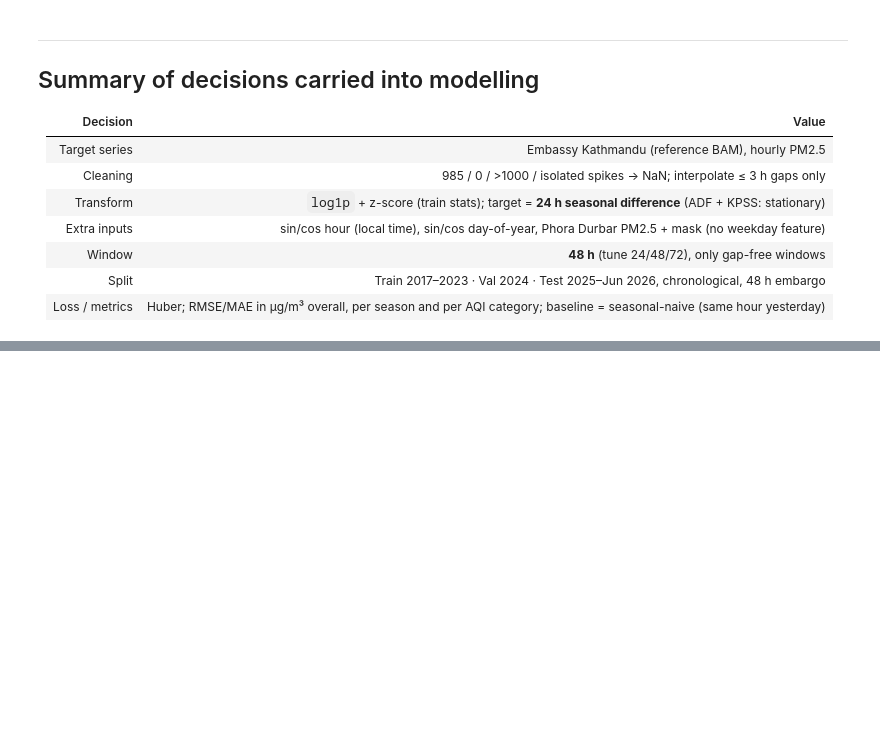
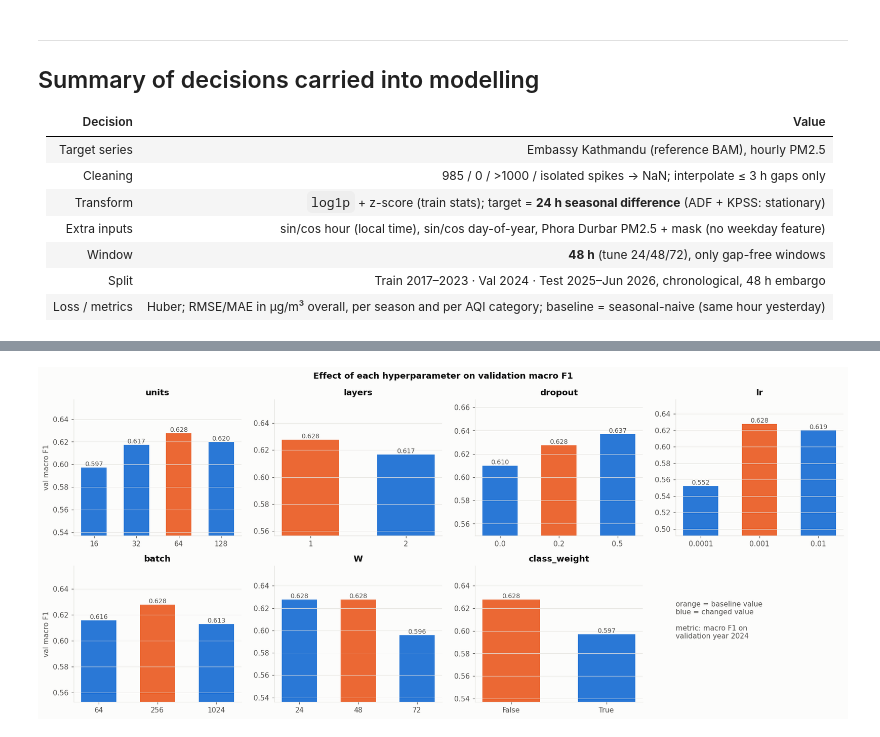
Before and after one commit to raheemmiya/Kathmandu-AQI-prediction-TECH-405-Assignment, a Jupyter notebook: raheem_EDA.ipynb, the cells around one changed output, grey strips where cells are left out. Cells and saved outputs as stored; diff of their text form; code cells hidden in the pictures; blank space fills up the shorter version.

```diff
--- a/raheem_EDA.ipynb
+++ b/raheem_EDA.ipynb
@@ -706,0 +960,17 @@ The winter peak falls at 09:00 NPT (= 03:15 UTC) with a second peak at 21–22 N
+# %%
+HP_GRID = {"units": [16, 32, 128], "layers": [2], "dropout": [0.0, 0.5], "lr": [1e-2, 1e-4],
+        "batch": [64, 1024], "W": [24, 72], "class_weight": [True]}
+
+results, histories = [{"experiment": "baseline", **base_res}], {"baseline": base_hist}
+for hp, values in HP_GRID.items():
+    for v in values:
+        name = f"{hp}={v}"
+        res, hist, _ = run({hp: v})
+        results.append({"experiment": name, **res}); histories[name] = hist
+        print(f"{name:<20} val macro-F1 = {res['macro F1']:.3f}   acc = {res['accuracy']:.3f}   "
+              f"epochs = {res['epochs']:>2}   {res['train s']:>5.0f}s")
+
+HP = pd.DataFrame(results).set_index("experiment")
+show_cols = ["W", "units", "layers", "dropout", "lr", "batch", "class_weight", "params",
+             "accuracy", "macro precision", "macro recall", "macro F1", "weighted F1", "best epoch", "train s"]
+HP[show_cols].round(3).sort_values("macro F1", ascending=False)
@@ -706,0 +1007,21 @@ The winter peak falls at 09:00 NPT (= 03:15 UTC) with a second peak at 21–22 N
+# %%
+# Validation macro-F1 for each hyperparameter (baseline value included in every panel, highlighted orange)
+fig, axes = plt.subplots(2, 4, figsize=(16, 7))
+for ax, hp in zip(axes.flat, HP_GRID):
+    vals = sorted(set(HP_GRID[hp]) | {BASE[hp]}, key=lambda v: (isinstance(v, bool), v))
+    rows = [HP.loc["baseline"] if v == BASE[hp] else HP.loc[f"{hp}={v}"] for v in vals]
+    f1s = [r["macro F1"] for r in rows]
+    cols = [ORANGE if v == BASE[hp] else BLUE for v in vals]
+    bars = ax.bar([str(v) for v in vals], f1s, color=cols, width=0.6)
+    ax.bar_label(bars, fmt="%.3f", fontsize=9, color=INK2)
+    ax.set_ylim(min(f1s) - 0.06, max(f1s) + 0.03)
+    ax.set(title=hp, ylabel="val macro F1" if ax in axes[:, 0] else "")
+    ax.grid(axis="x", visible=False)
+ax = axes.flat[-1]
+ax.axis("off")
+ax.text(0, .6, "orange = baseline value\nblue = changed value\n\nmetric: macro F1 on\nvalidation year 2024",
+        color=INK2, fontsize=10, va="center")
+fig.suptitle("Effect of each hyperparameter on validation macro F1", fontweight="bold", color=INK)
+plt.tight_layout(); plt.show()
+# %% [output]
+[figure, added]
```
Also changed, not shown: parts of 32 cells of this notebook.
